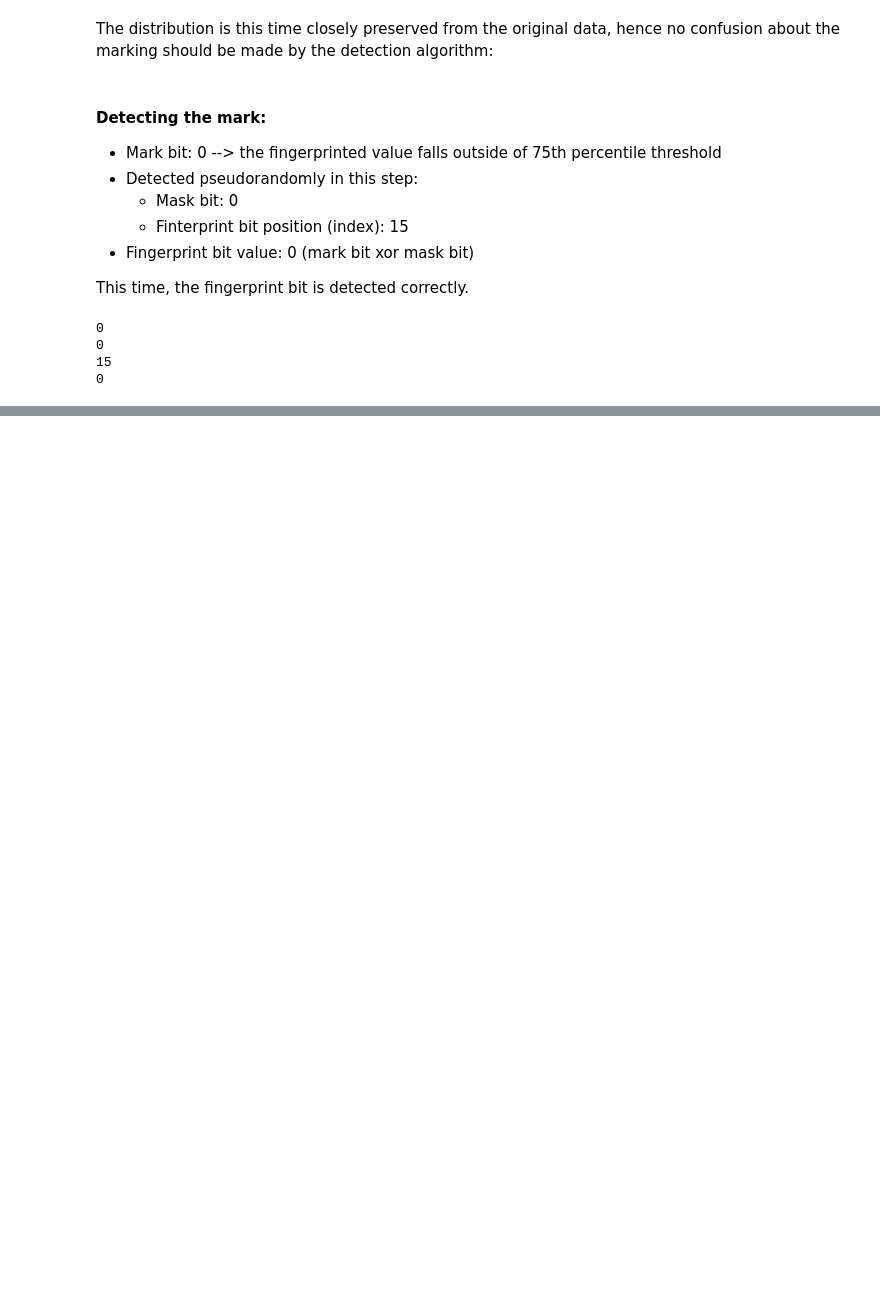
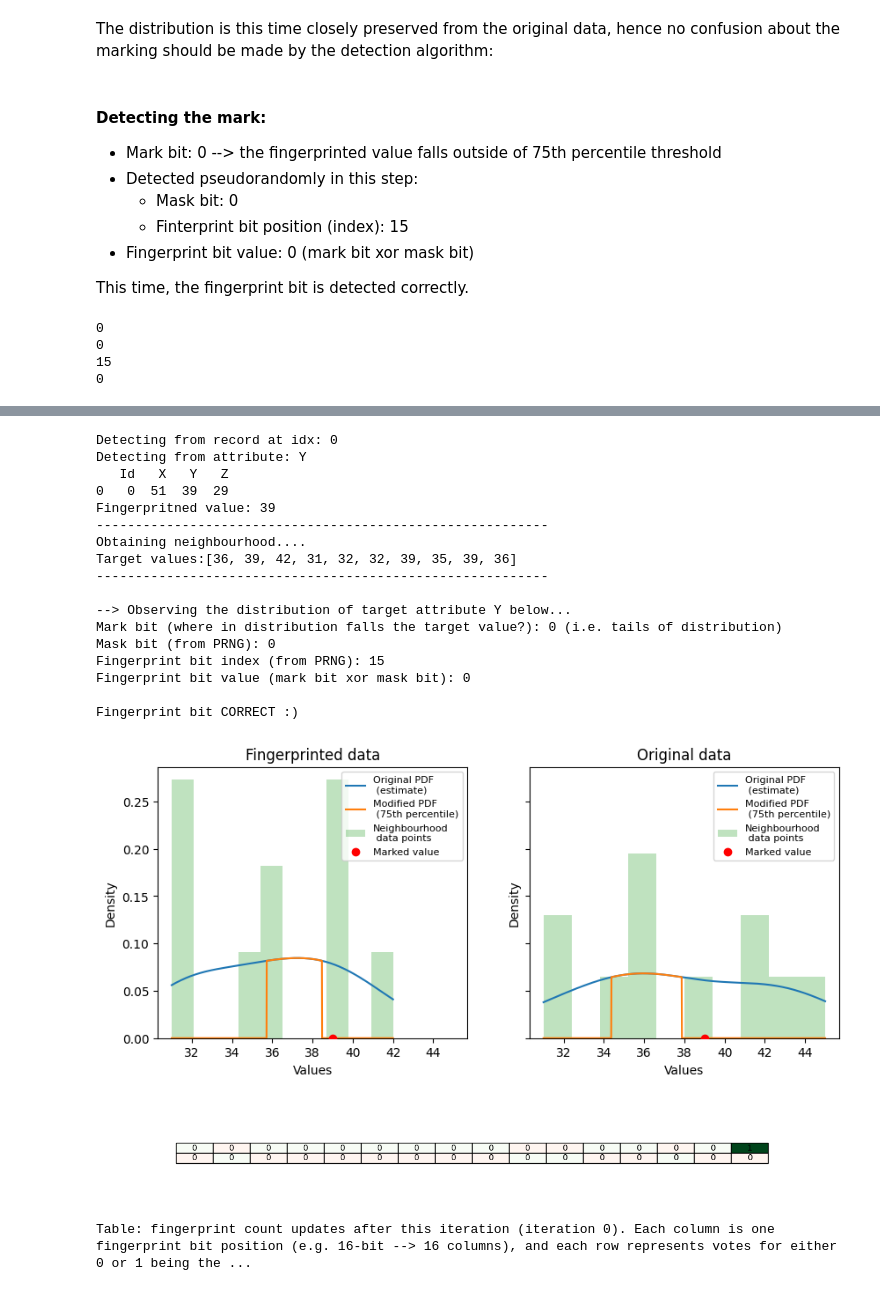
Before and after one commit to tanjascats/NCorr-FP, a Jupyter notebook: NCorrFP-demo-continuous.ipynb, the cells around one changed output, grey strips where cells are left out. Cells and saved outputs as stored; diff of their text form; code cells hidden in the pictures; blank space fills up the shorter version.

```diff
--- a/NCorrFP-demo-continuous.ipynb
+++ b/NCorrFP-demo-continuous.ipynb
@@ -756,0 +790,23 @@ Table: fingerprint count updates after this iteration (iteration -1). Each colum
+# %%
+show_detection_iteration(0)
+# %% [output]
+Detecting from record at idx: 0
+Detecting from attribute: Y
+   Id   X   Y   Z
+0   0  51  39  29
+Fingerpritned value: 39
+----------------------------------------------------------
+Obtaining neighbourhood....
+Target values:[36, 39, 42, 31, 32, 32, 39, 35, 39, 36]
+----------------------------------------------------------
+
+--> Observing the distribution of target attribute Y below...
+Mark bit (where in distribution falls the target value?): 0 (i.e. tails of distribution)
+Mask bit (from PRNG): 0
+Fingerprint bit index (from PRNG): 15
+Fingerprint bit value (mark bit xor mask bit): 0
+
+Fingerprint bit CORRECT :)
+[figure, added]
+[figure, added]
+Table: fingerprint count updates after this iteration (iteration 0). Each column is one fingerprint bit position (e.g. 16-bit --> 16 columns), and each row represents votes for either 0 or 1 being the ...
```
Also changed, not shown: parts of 50 cells of this notebook, 6 other files.
